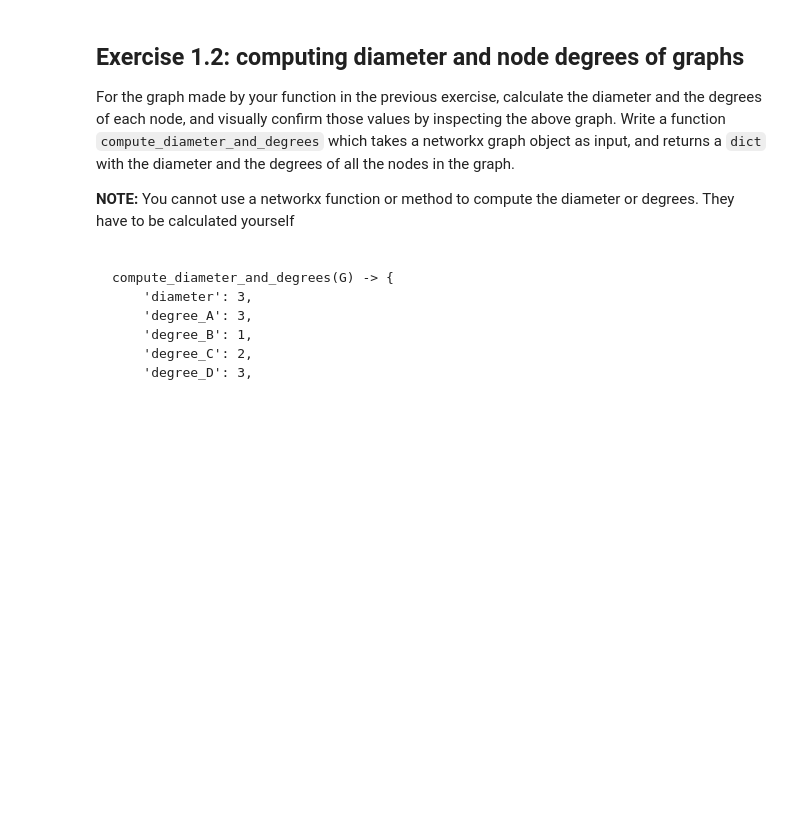
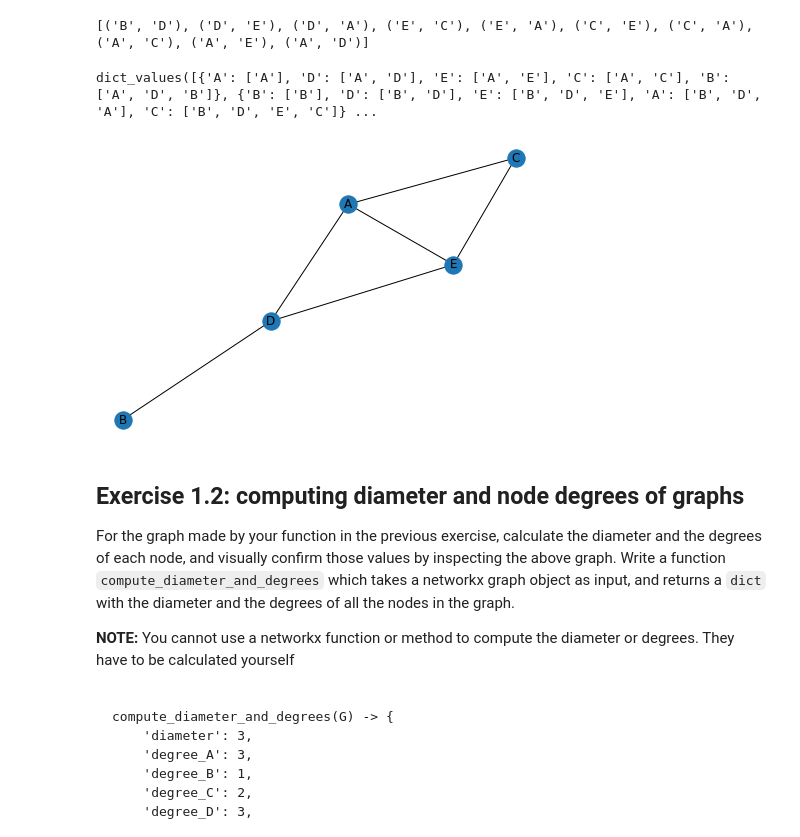
Before and after one commit to cb-ds-1/m1-11-networks, a Jupyter notebook: Workshop Graphs.ipynb, the cells around one changed output. Cells and saved outputs as stored; diff of their text form; code cells hidden in the pictures; blank space fills up the shorter version.

```diff
--- a/Workshop Graphs.ipynb
+++ b/Workshop Graphs.ipynb
@@ -4,6 +4,40 @@
 Write a function called make_simple_graph that returns the graph object that represents the following diagram:
 
 ![](exercise2.png)
+# %%
+import networkx as nx
+
+graph = { "B" : ["D"],
+          "D" : ["E", "A"],
+          "E" : ["C", "A"],
+          "C" : ["E", "A"],
+          "A" : ["C", "E", "D"]
+        }
+
+def generate_edge(graph):
+    edges = []
+    for node in graph:
+        for neighbour in graph[node]:
+            edges.append((node, neighbour))
+    return edges
+print (generate_edge(graph))
+# %% [output]
+[('B', 'D'), ('D', 'E'), ('D', 'A'), ('E', 'C'), ('E', 'A'), ('C', 'E'), ('C', 'A'), ('A', 'C'), ('A', 'E'), ('A', 'D')]
+# %%
+import networkx as nx
+
+nodes = ['A', 'B', 'C', 'D', 'E']
+edges = [('B', 'D'), ('D', 'E'), ('D', 'A'), ('E', 'C'), ('E', 'A'), ('C', 'E'), ('C', 'A'), ('A', 'C'), ('A', 'E'), ('A', 'D')]
+
+
+G = nx.Graph()
+G.add_nodes_from(nodes)
+G.add_edges_from(edges)
+nx.draw(G, with_labels=True)
+nx.shortest_path(G).values()
+# %% [output]
+dict_values([{'A': ['A'], 'D': ['A', 'D'], 'E': ['A', 'E'], 'C': ['A', 'C'], 'B': ['A', 'D', 'B']}, {'B': ['B'], 'D': ['B', 'D'], 'E': ['B', 'D', 'E'], 'A': ['B', 'D', 'A'], 'C': ['B', 'D', 'E', 'C']} ...
+[figure, added]
 # %% [markdown]
 ## Exercise 1.2: computing diameter and node degrees of graphs
 
```
Also changed, not shown: parts of 3 cells of this notebook.
